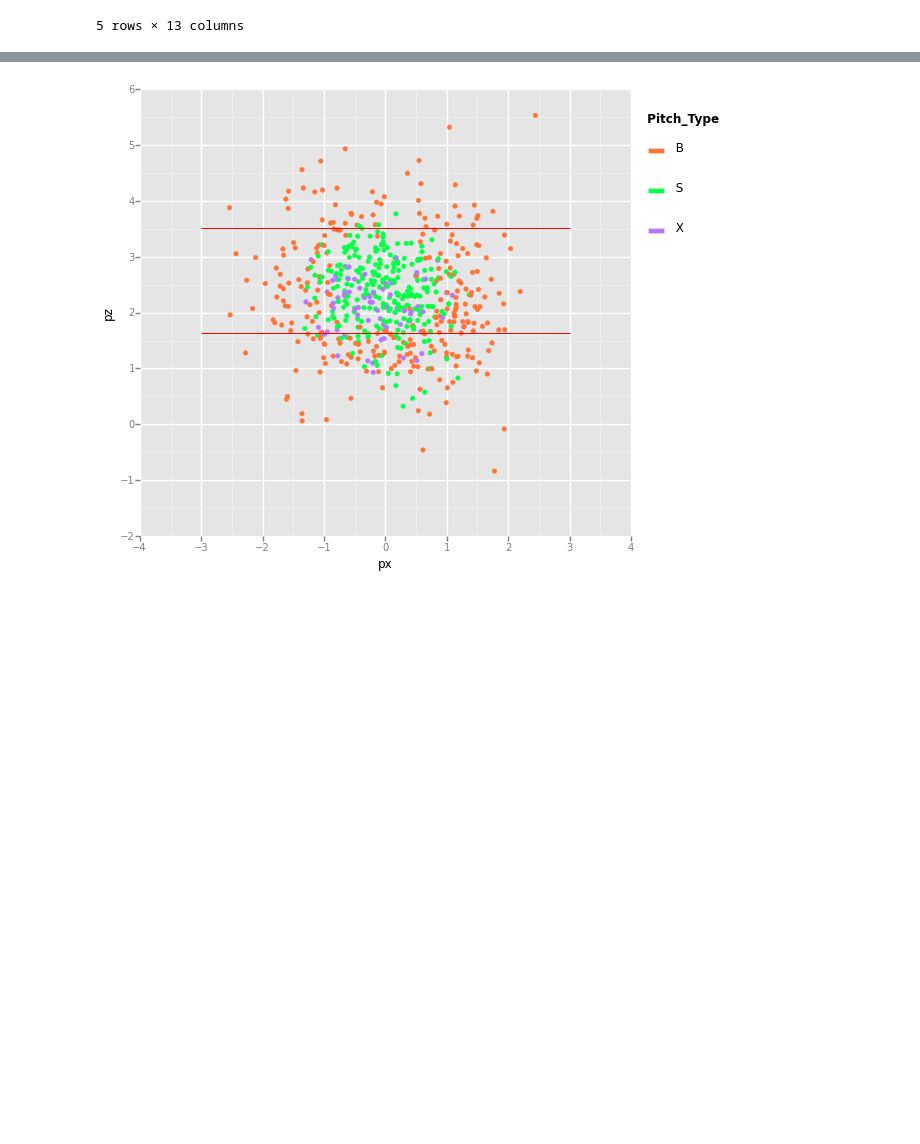
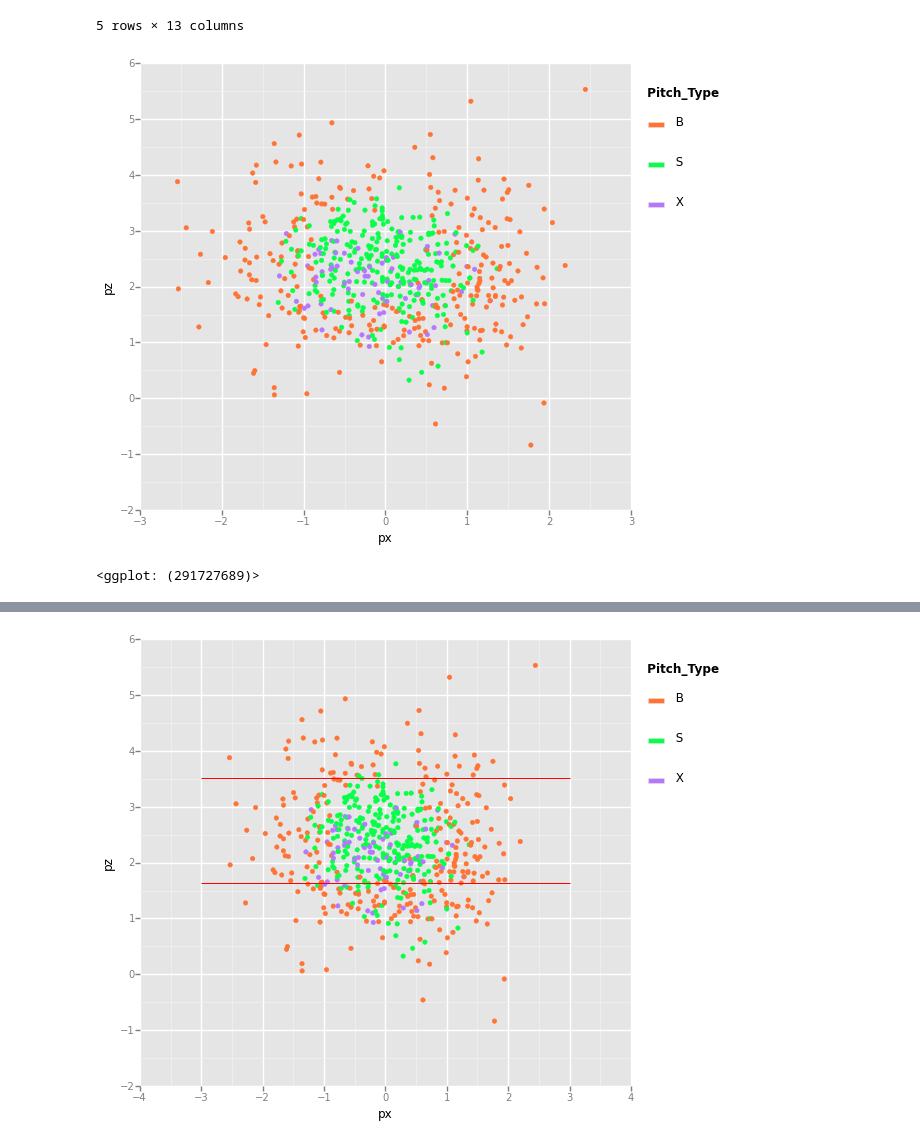
Before and after one commit to glamp/ggplot-tutorial, a Jupyter notebook: notebooks/04 - The Strike Zone - scales, labels, and themes.ipynb, the cells around one changed output, grey strips where cells are left out. Cells and saved outputs as stored; diff of their text form; code cells hidden in the pictures; blank space fills up the shorter version.

```diff
--- a/notebooks/04 - The Strike Zone - scales, labels, and themes.ipynb
+++ b/notebooks/04 - The Strike Zone - scales, labels, and themes.ipynb
@@ -57,3 +57,9 @@ hitter.head()
 | 3488 | 2013-09-29 15:54:56 -0400 | 4 | Yu Darvish | Mike Trout | B | 3.57 | 1.74 | -2.115 | 2.987 | ... |
 | 3489 | 2013-09-29 15:55:21 -0400 | 4 | Yu Darvish | Mike Trout | S | 3.64 | 1.81 | 0.033 | 2.472 | ... |
 5 rows × 13 columns
+# %%
+ggplot(aes(x='px', y='pz', color='pitch_type'), data=hitter) +\
+    geom_point()
+# %% [output]
+[figure, added]
+<ggplot: (291727689)>
```
Also changed, not shown: parts of 2 cells of this notebook.
